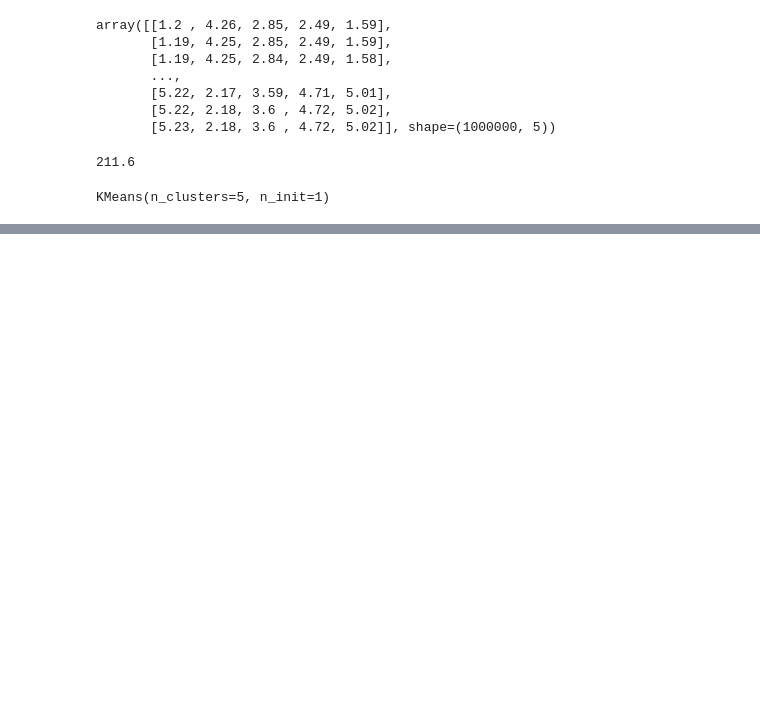
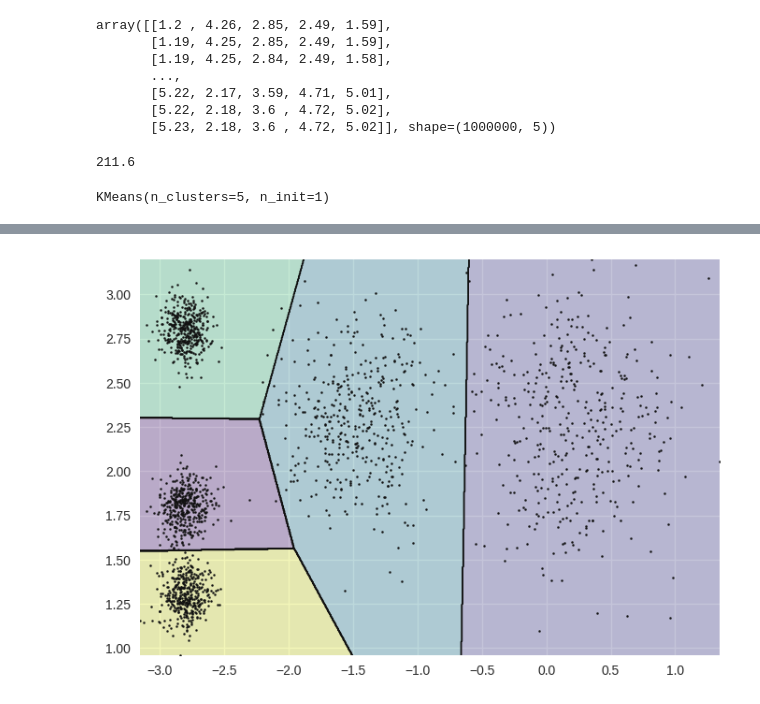
Before and after one commit to LazySeagull/Machine_Learning_Practice, a Jupyter notebook: classical_ml/unsupervised_learning/unsupervised.ipynb, the cells around one changed output, grey strips where cells are left out. Cells and saved outputs as stored; diff of their text form; code cells hidden in the pictures; blank space fills up the shorter version.

```diff
--- a/classical_ml/unsupervised_learning/unsupervised.ipynb
+++ b/classical_ml/unsupervised_learning/unsupervised.ipynb
@@ -154,0 +169,6 @@ decision_boundary(kmeans_plus_plus , x , y)
+# %%
+minibatch_kmeans = MiniBatchKMeans(n_clusters=5 , random_state=42)
+minibatch_kmeans.fit(x)
+decision_boundary(minibatch_kmeans , x , y)
+# %% [output]
+[figure, added]
```
Also changed, not shown: parts of 22 cells of this notebook, 1 other file.
